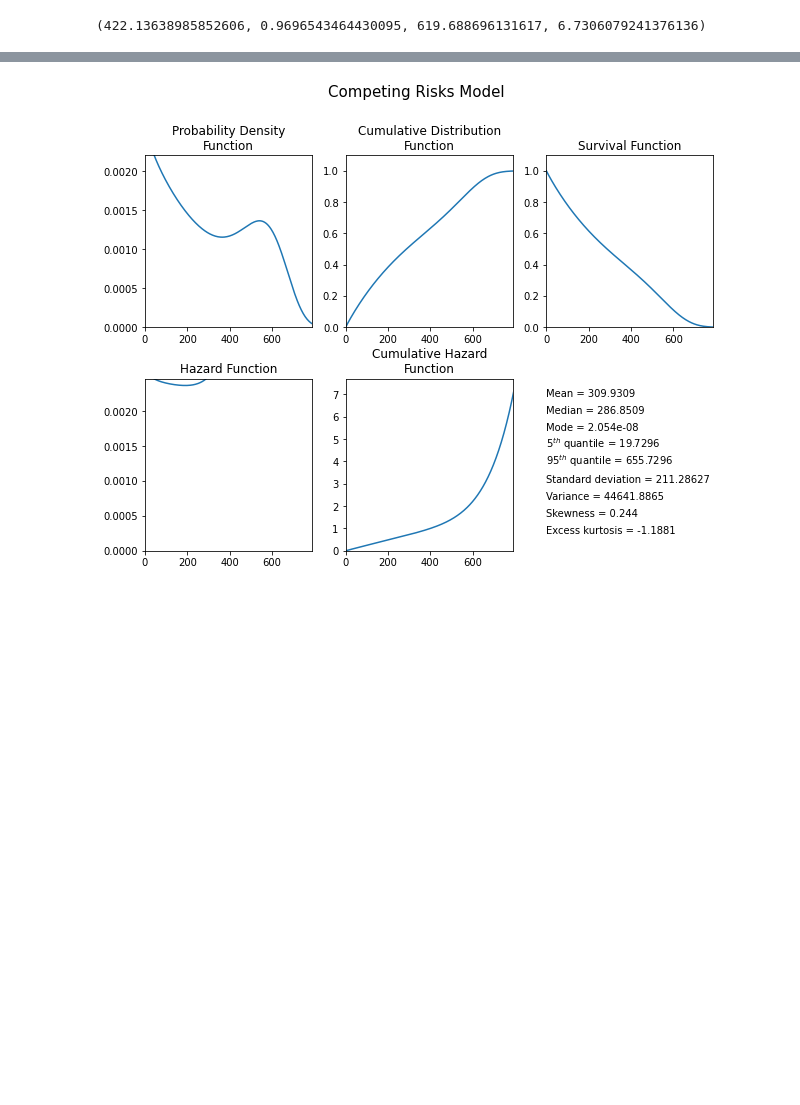
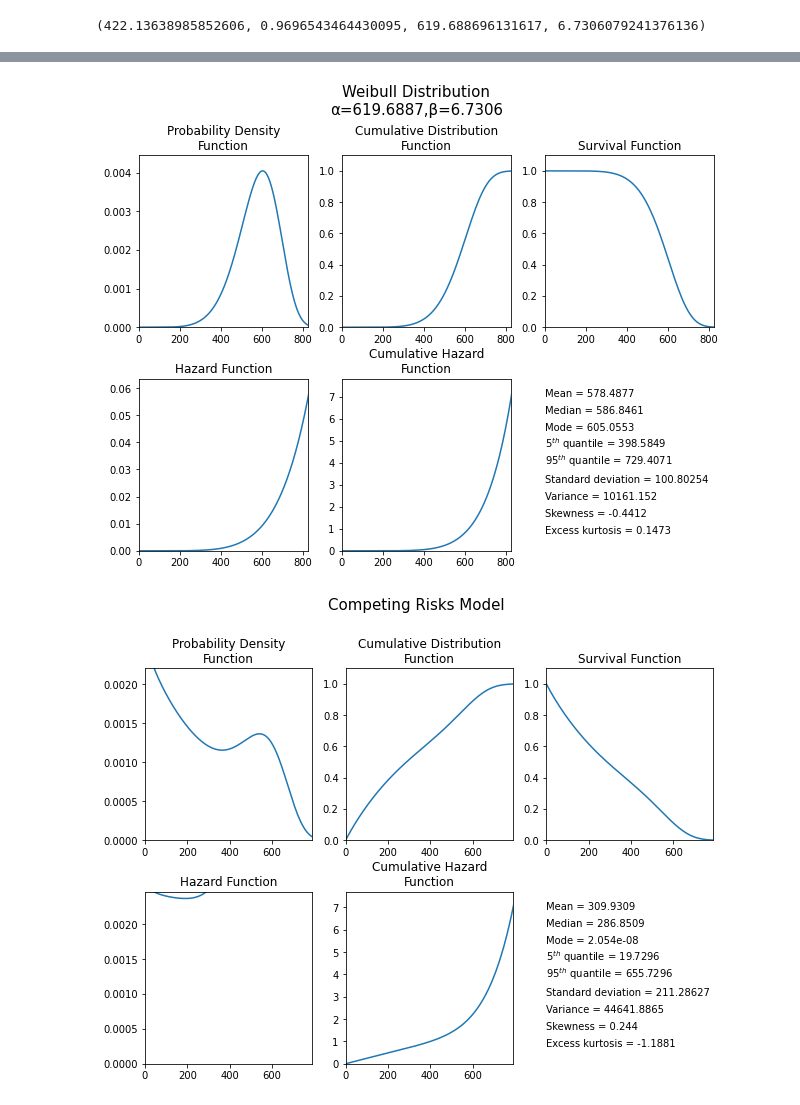
Before and after one commit to sedgewickmm18/notebooks-attic, a Jupyter notebook: Distribution fitting first steps.ipynb, the cells around one changed output, grey strips where cells are left out. Cells and saved outputs as stored; diff of their text form; code cells hidden in the pictures; blank space fills up the shorter version.

```diff
--- a/Distribution fitting first steps.ipynb
+++ b/Distribution fitting first steps.ipynb
@@ -347,3 +404,7 @@ alpha_1, beta_1, alpha_2, beta_2
+# %%
+dist_2.plot()
+# %% [output]
+[figure, added]
 # %%
 full_dist.plot()
 # %% [output]
```
Also changed, not shown: parts of 7 cells of this notebook.
